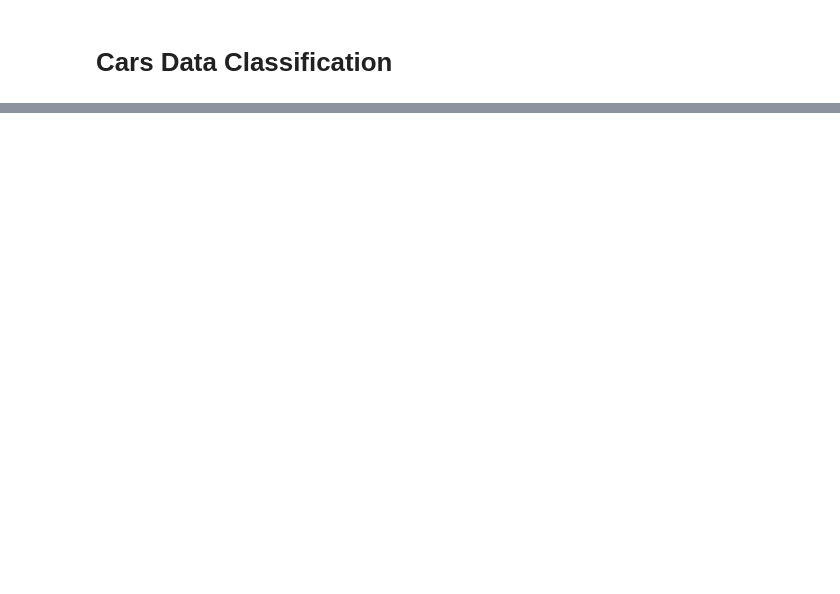
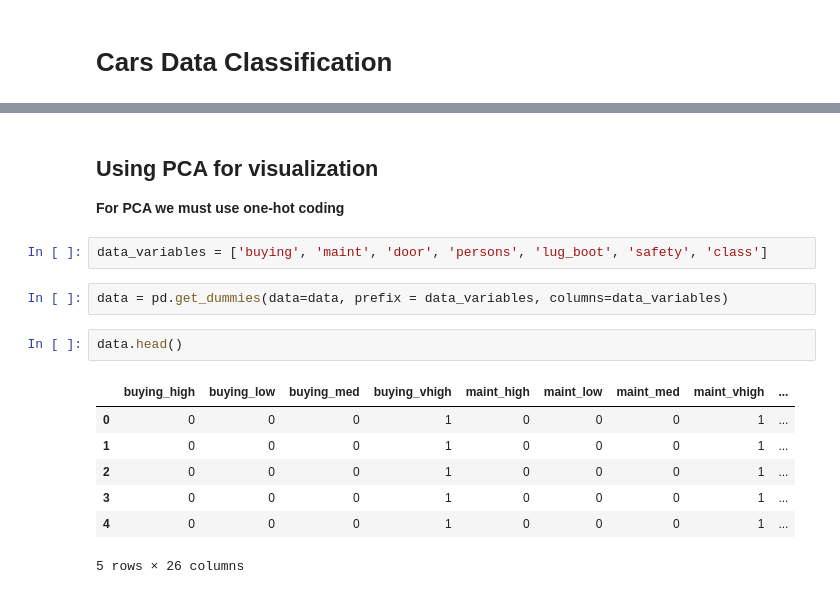
Before and after one commit to RISHIT7/Programming, a Jupyter notebook: Python/Projects/Advanced Projects/CarDataML/Code/MyImplementation.ipynb, the cells around one changed output, grey strips where cells are left out. Drawn from its saved outputs; the diff is of its cells as text; blank space fills up the shorter version.

```diff
--- a/Python/Projects/Advanced Projects/CarDataML/Code/MyImplementation.ipynb
+++ b/Python/Projects/Advanced Projects/CarDataML/Code/MyImplementation.ipynb
@@ -26,0 +29,17 @@ data = pd.read_excel(
+# %% [markdown]
+## Using PCA for visualization
+__For PCA we must use one-hot coding__
+# %%
+data_variables = ['buying', 'maint', 'door', 'persons', 'lug_boot', 'safety', 'class']
+# %%
+data = pd.get_dummies(data=data, prefix = data_variables, columns=data_variables)
+# %%
+data.head()
+# %% [output]
+|  | buying_high | buying_low | buying_med | buying_vhigh | maint_high | maint_low | maint_med | maint_vhigh | ... |
+| 0 | 0 | 0 | 0 | 1 | 0 | 0 | 0 | 1 | ... |
+| 1 | 0 | 0 | 0 | 1 | 0 | 0 | 0 | 1 | ... |
+| 2 | 0 | 0 | 0 | 1 | 0 | 0 | 0 | 1 | ... |
+| 3 | 0 | 0 | 0 | 1 | 0 | 0 | 0 | 1 | ... |
+| 4 | 0 | 0 | 0 | 1 | 0 | 0 | 0 | 1 | ... |
+5 rows × 26 columns
```
Also changed, not shown: parts of 10 cells of this notebook, 8 other files.
